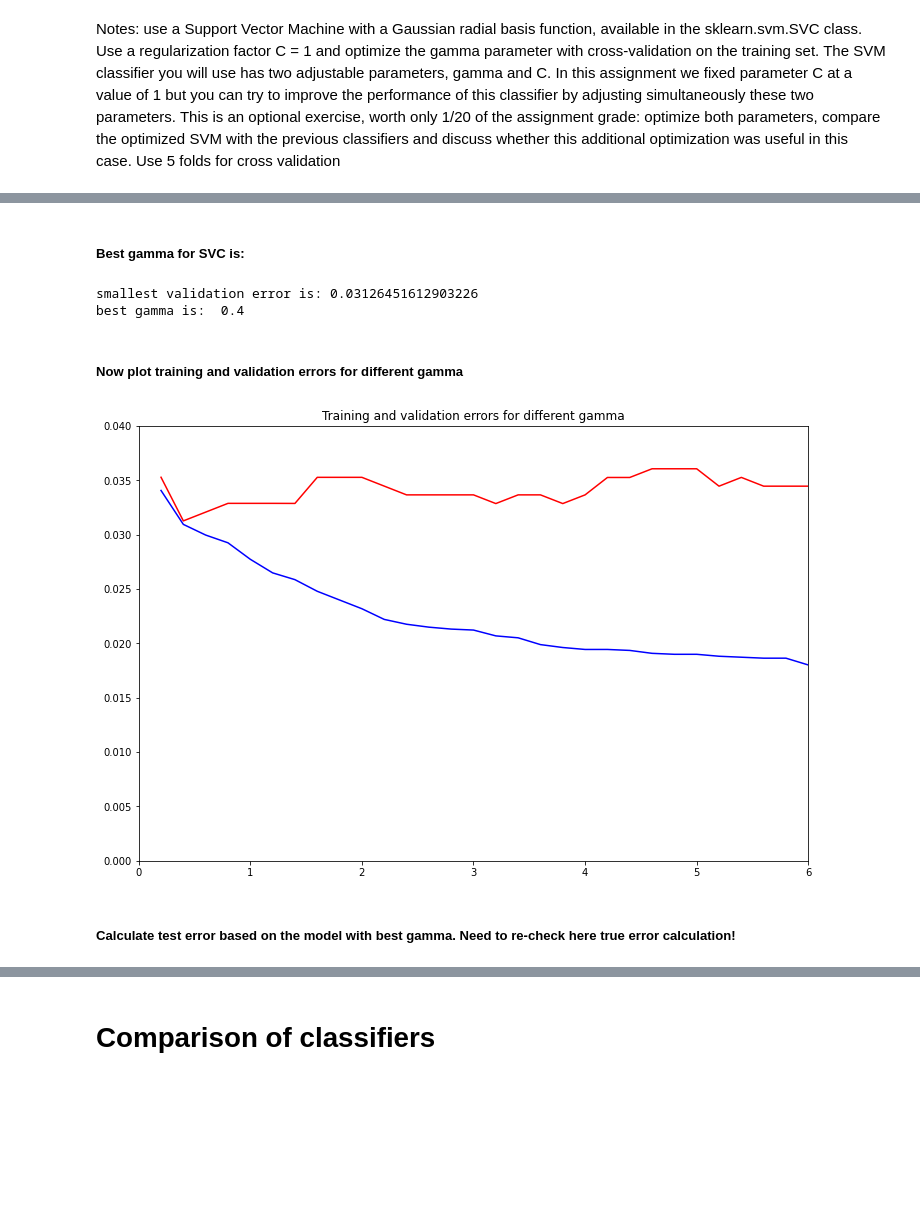
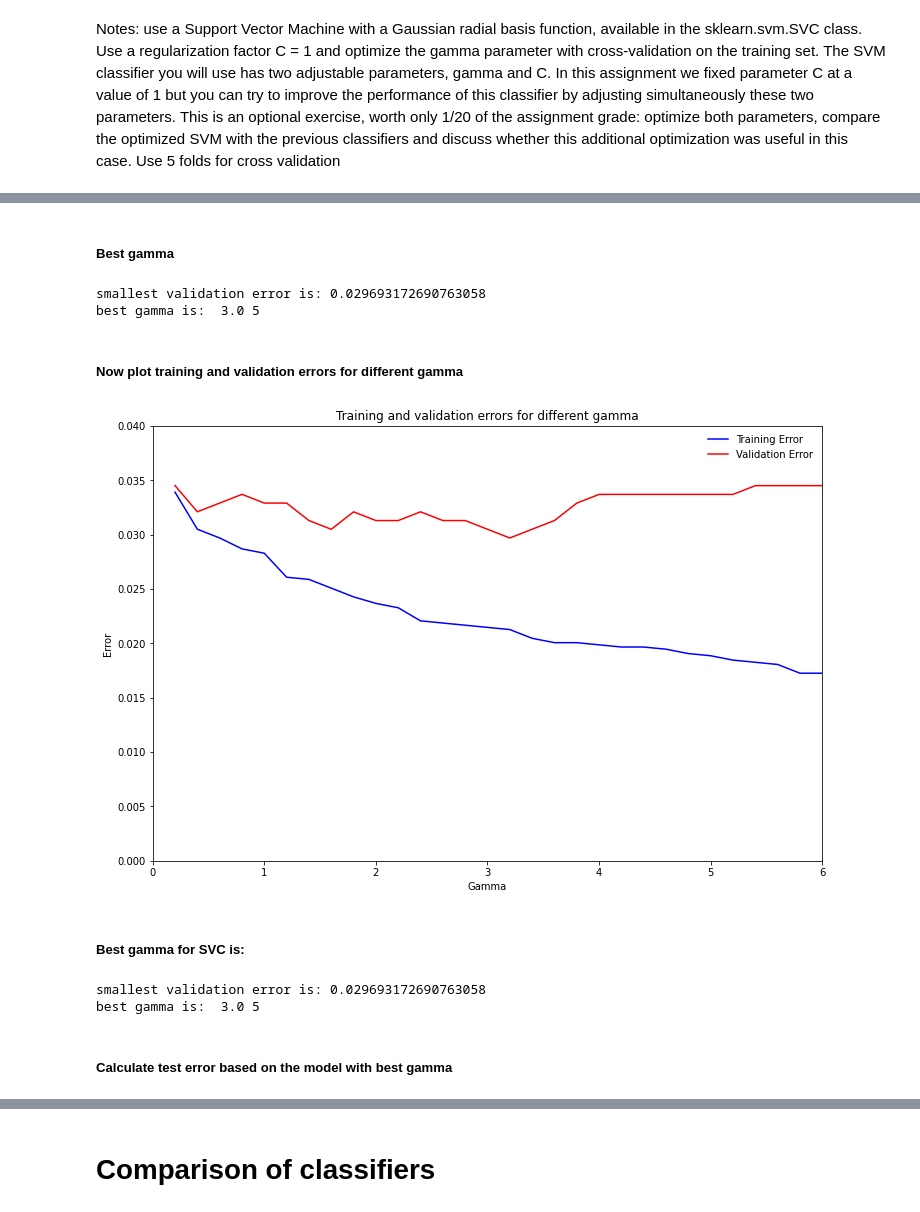
Before and after one commit to Migaalee/machine_learning, a Jupyter notebook: Assignment1_AA.ipynb, the cells around one changed output, grey strips where cells are left out. Drawn from its saved outputs; the diff is of its cells as text; code cells hidden in the pictures; blank space fills up the shorter version.

```diff
--- a/Assignment1_AA.ipynb
+++ b/Assignment1_AA.ipynb
@@ -172,0 +148,33 @@ X_t = (X_t-means_t)/stdvs_t
+# %%
+def fit_NBayes(X, Y, feat_matrix, bw):
+
+    classes = np.zeros(feat_matrix.shape[0]) #make a matrix with zeros with shape of our dataset rows
+    #X_0, X_1 = sep_class(X, Y)  #aqui chamamos a nossa funcao que separa as classes
+
+
+    X_0 = X[Y==0,:] #subset data based on classes, we get all features and class label 0
+    X_1 = X[Y==1,:] #all features for class label 1
+
+
+    # probabilities in ln to be able to sum later with score_samples, which are also in ln. Easier then multiplying probabilities without log
+    log_prob_r0, log_prob_r1 = log_prob_classe(Y_r) #aqui chamamos a funcao que da o log da probabilidade de classe
+
+
+    for feature in range(0, X_0.shape[1]):        #for feature 1 to 4
+        kde0 = KernelDensity(bandwidth=bw)  #should we use gaussian or other fit here? #kernel{‘gaussian’, ‘tophat’, ‘epanechnikov’, ‘exponential’, ‘linear’, ‘cosine’}, default=’gaussian’
+        kde0.fit(X_0[:,[feature]])
+        log_prob_r0 += kde0.score_samples(feat_matrix[:, [feature]]) ####WORKING
+
+    for feature in range(0, X_1.shape[1]):
+        kde1 = KernelDensity(bandwidth=bw)
+        kde1.fit(X_1[:,[feature]])
+        log_prob_r1 += kde1.score_samples(feat_matrix[:, [feature]])  ####WORKING
+
+    for ix in range(0, np.shape(classes)[0]):
+      if log_prob_r1[ix] > log_prob_r0[ix]:
+        classes[ix] = 1
+
+    return classes
+
+a = fit_NBayes(X_r, Y_r, X_t,  0.02)
+print(a)
@@ -193,7 +294,7 @@ gamma_range = np.arange(0.2,6.2,0.2) # To optimize the gamma parameter of the SV
 
 train_err=[]
 valid_err=[]
-folds = 10
+folds = 5
 kf = StratifiedKFold(n_splits=folds)
 
 for gamma in gamma_range:
@@ -246,32 +347,48 @@ for gamma in gamma_range:
 # %% [markdown]
-
-##### Best gamma for SVC is:
+##### Best gamma
 # %%
 print("smallest validation error is: "+ str(np.min(valid_err)))
 
 #which corresponds to gamma:
-print("best gamma is: ", gamma_range[np.argmin(valid_err)])
+print("best gamma is: ", np.round(gamma_range[np.argmin(valid_err)]),5)
 
 
 best_gamma = gamma_range[np.argmin(valid_err)]
 # %% [output]
-smallest validation error is: 0.03126451612903226
-best gamma is:  0.4
+smallest validation error is: 0.029693172690763058
+best gamma is:  3.0 5
 # %% [markdown]
 ##### Now plot training and validation errors for different gamma
 # %%
 gamma_range = np.arange(0.2,6.2,0.2)
 plt.figure(figsize=(12, 8))
-plt.plot(gamma_range, train_err, c='b')
-plt.plot(gamma_range, valid_err, c='r')
+plt.plot(gamma_range, train_err, c='b', label = 'Training Error')
+plt.plot(gamma_range, valid_err, c='r', label = 'Validation Error')
 plt.axis([0, 6,0.0,0.04])
 plt.title('Training and validation errors for different gamma')
+plt.xlabel('Gamma')
+plt.ylabel('Error')
+plt.legend(loc='upper right',frameon=False)
 plt.show()
+#plt.savefig('NB.png', dpi=300)
 plt.close()
 # %% [output]
-[figure, old version]
+[figure, new version]
+# %% [markdown]
+##### Best gamma for SVC is:
+# %%
+print("smallest validation error is: "+ str(np.min(valid_err)))
+
+#which corresponds to gamma:
+print("best gamma is: ", np.round(gamma_range[np.argmin(valid_err)]),5)
+
+
+best_gamma = gamma_range[np.argmin(valid_err)]
+# %% [output]
+smallest validation error is: 0.029693172690763058
+best gamma is:  3.0 5
 # %% [markdown]
-##### Calculate test error based on the model with best gamma. Need to re-check here true error calculation!
+##### Calculate test error based on the model with best gamma
 # %%
 svm = SVC(C=1, gamma = best_gamma) #change gamma number here after
 svm.fit(X_r,Y_r) #re-fit all training data with training dataset
```
Also changed, not shown: parts of 24 cells of this notebook.
